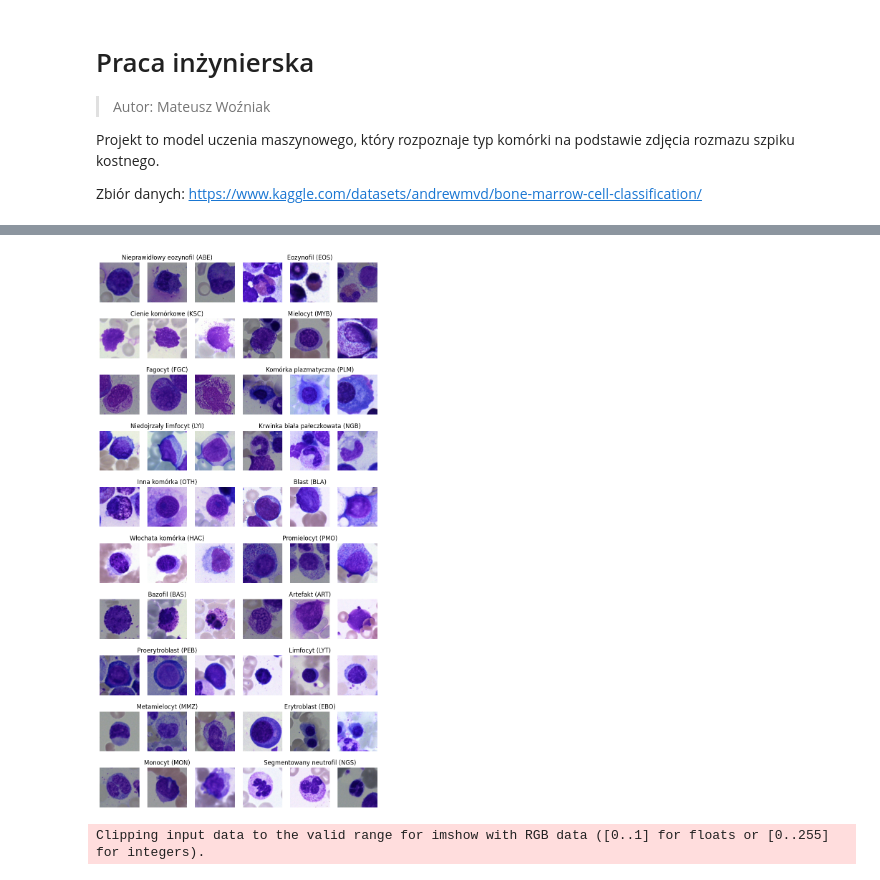
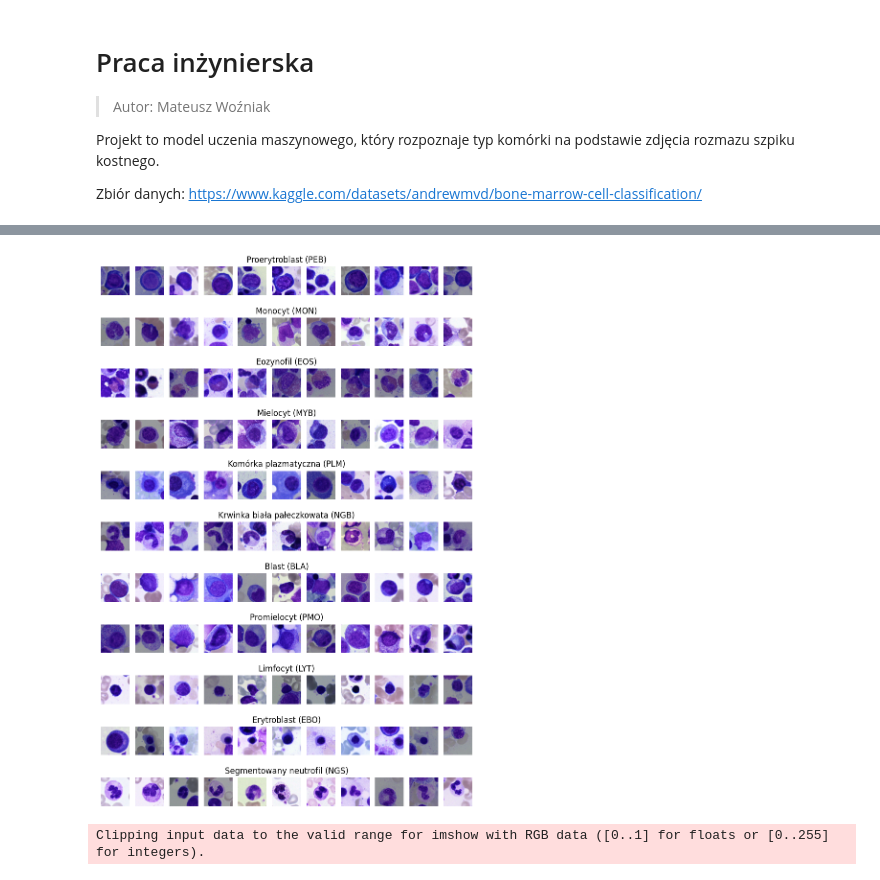
Before and after one commit to matisiekpl/thesis, a Jupyter notebook: main.ipynb, the cells around one changed output, grey strips where cells are left out. Saved outputs shown, nothing was run; the diff lists cells and outputs as text; code cells hidden in the pictures.

```diff
--- a/main.ipynb
+++ b/main.ipynb
@@ -37,12 +37,28 @@ names = {
     'PMO': 'Promielocyt',
 }
 # %%
+CLASSES = [
+    'NGS',
+    'EBO',
+    'LYT',
+    'PMO',
+    'BLA',
+    'NGB',
+    'PLM',
+    'MYB',
+    'EOS',
+    'MON',
+    'PEB'
+]
+
 def count_images():
     cwd = os.getcwd()
     dataset_dir = os.path.join(cwd, "dataset")
     subdirs = [d for d in os.listdir(dataset_dir) if os.path.isdir(os.path.join(dataset_dir, d))]
     counts = {}
     for subdir in subdirs:
+        if subdir not in CLASSES:
+            continue
         subdir_path = os.path.join(dataset_dir, subdir)
         counts[subdir] = sum([len(files) for r, d, files in os.walk(subdir_path)])
 
@@ -52,7 +68,7 @@ rows = []
 
 def plot_counts(counts):
     key_names = list(map(lambda x: names[x] + ' (' + x + ')', counts.keys()))
-    plt.figure(figsize=(5, 10))
+    plt.figure(figsize=(5, 8))
     plt.barh(key_names, counts.values())
     for i in range(len(counts)):
         plt.text(list(counts.values())[i], i, str(list(counts.values())[i]))
@@ -94,50 +110,52 @@ print(latextable.draw_latex(table, caption="Klasy obrazów w zbiorze danych", la
         \label{tab:images_count}
 \end{table}
 # %%
-# print(counts)
-# fig, ax = plt.subplots(len(counts), 3, figsize=(5, 40))
-# for key in counts:
+print(counts)
+fig, ax = plt.subplots(len(counts), 11, figsize=(10, 15))
+for key in counts:
+    if key not in CLASSES:
+        continue
+    filenames = []
+    for r, d, files in os.walk(os.path.join("dataset", key)):
+        for file in files:
+            filenames.append(os.path.join(r, file))
+    for i in range(11):
+        I = plt.imread(filenames[i])
+        ax[list(counts.keys()).index(key), i].imshow(I)
+        ax[list(counts.keys()).index(key), i].axis('off')
+        if i == 0:
+            ax[list(counts.keys()).index(key), i+5].set_title(names[key] + f' ({key})')
+plt.savefig("images_examples.eps", bbox_inches="tight", format='eps')
+
+# counts1 = {'KSC': 42, 'FGC': 47, 'LYI': 65, 'OTH': 294,
+#            'HAC': 409, 'BAS': 441, 'PEB': 2740, 'MMZ': 3055, 'MON': 4040, }
+# counts2 = {
+#     'EOS': 5883, 'MYB': 6557, 'PLM': 7629, 'NGB': 9968, 'BLA': 11973, 'PMO': 11994, 'ART': 19630, 'LYT': 26242, 'EBO': 27395, 'NGS': 29000}
+
+# fig, ax = plt.subplots(10, 6, figsize=(10, 20))
+# for key in counts1:
 #     filenames = []
 #     for r, d, files in os.walk(os.path.join("dataset", key)):
 #         for file in files:
 #             filenames.append(os.path.join(r, file))
 #     for i in range(3):
 #         I = plt.imread(filenames[i])
-#         ax[list(counts.keys()).index(key), i].imshow(I)
-#         ax[list(counts.keys()).index(key), i].axis('off')
+#         ax[list(counts1.keys()).index(key), i].imshow(I)
+#         ax[list(counts1.keys()).index(key), i].axis('off')
 #         if i == 0:
-#             ax[list(counts.keys()).index(key), i+1].set_title(names[key] + f' ({key})')
-# plt.savefig("images_examples.png", bbox_inches="tight")
-
-counts1 = {'ABE': 8, 'KSC': 42, 'FGC': 47, 'LYI': 65, 'OTH': 294,
-           'HAC': 409, 'BAS': 441, 'PEB': 2740, 'MMZ': 3055, 'MON': 4040, }
-counts2 = {
-    'EOS': 5883, 'MYB': 6557, 'PLM': 7629, 'NGB': 9968, 'BLA': 11973, 'PMO': 11994, 'ART': 19630, 'LYT': 26242, 'EBO': 27395, 'NGS': 29000}
-
-fig, ax = plt.subplots(10, 6, figsize=(10, 20))
-for key in counts1:
-    filenames = []
-    for r, d, files in os.walk(os.path.join("dataset", key)):
-        for file in files:
-            filenames.append(os.path.join(r, file))
-    for i in range(3):
-        I = plt.imread(filenames[i])
-        ax[list(counts1.keys()).index(key), i].imshow(I)
-        ax[list(counts1.keys()).index(key), i].axis('off')
-        if i == 0:
-            ax[list(counts1.keys()).index(key), i +
-               1].set_title(names[key] + f' ({key})')
-for key in counts2:
-    filenames = []
-    for r, d, files in os.walk(os.path.join("dataset", key)):
-        for file in files:
-            filenames.append(os.path.join(r, file))
-    for i in range(3):
-        I = plt.imread(filenames[i])
-        ax[list(counts2.keys()).index(key), i+3].imshow(I)
-        ax[list(counts2.keys()).index(key), i+3].axis('off')
-        if i == 0:
-            ax[list(counts2.keys()).index(key), i+1 +
-               3].set_title(names[key] + f' ({key})')
-plt.savefig("images_examples.eps", bbox_inches="tight", format='eps')
+#             ax[list(counts1.keys()).index(key), i +
+#                1].set_title(names[key] + f' ({key})')
+# for key in counts2:
+#     filenames = []
+#     for r, d, files in os.walk(os.path.join("dataset", key)):
+#         for file in files:
+#             filenames.append(os.path.join(r, file))
+#     for i in range(3):
+#         I = plt.imread(filenames[i])
+#         ax[list(counts2.keys()).index(key), i+3].imshow(I)
+#         ax[list(counts2.keys()).index(key), i+3].axis('off')
+#         if i == 0:
+#             ax[list(counts2.keys()).index(key), i+1 +
+#                3].set_title(names[key] + f' ({key})')
+# plt.savefig("images_examples.eps", bbox_inches="tight", format='eps')
 # %% [output]
@@ -144,4 +163,4 @@ plt.savefig("images_examples.eps", bbox_inches="tight", format='eps')
-[figure, old version]
+[figure, new version]
 # %%
 from torchvision import transforms
 import cv2
```
Also changed, not shown: parts of 3 cells of this notebook, 3 other files.
